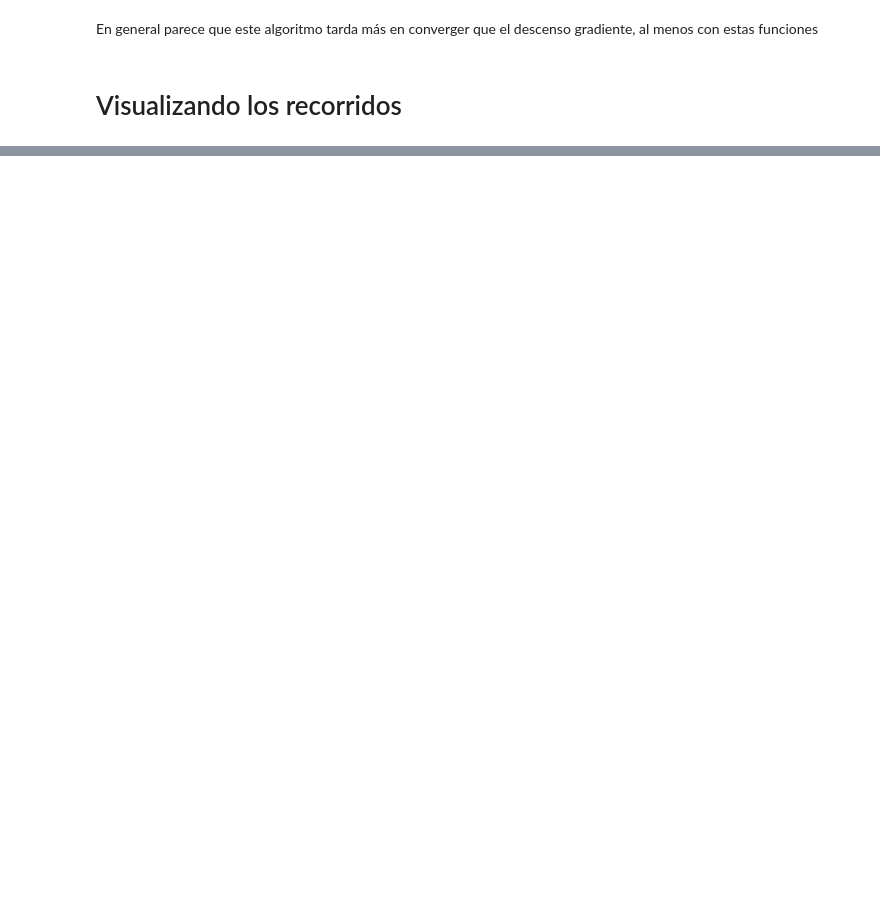
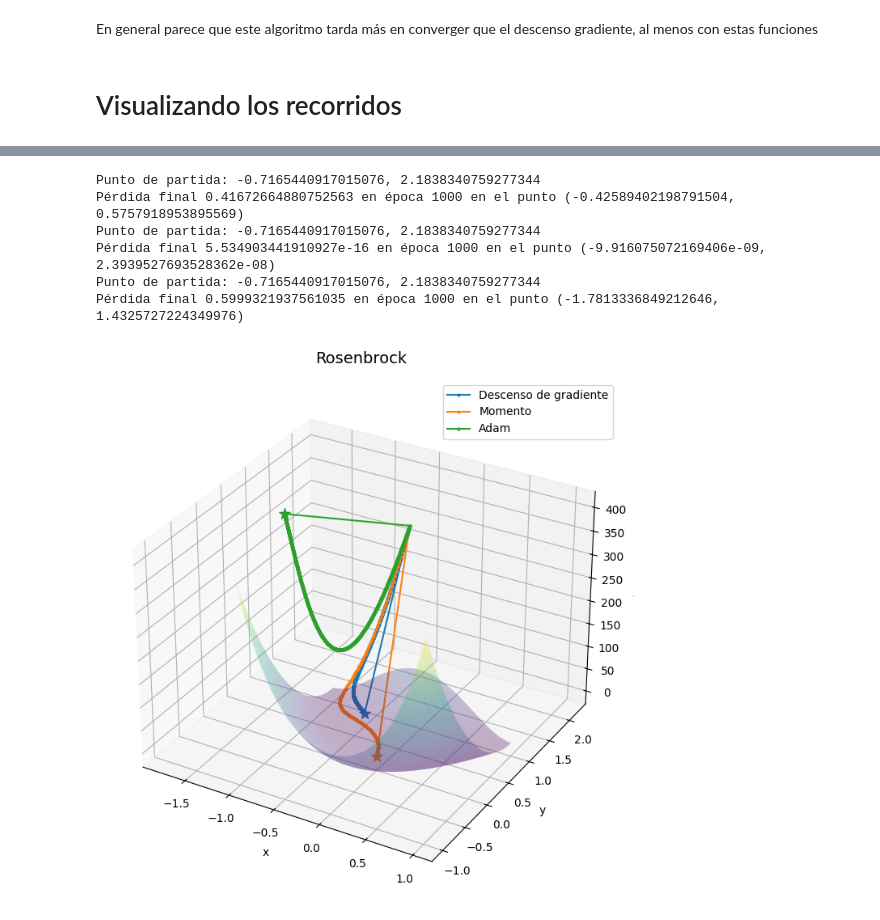
Before and after one commit to Kauboimausu/gd-momentum_gd-adam, a Jupyter notebook: practica03.ipynb, the cells around one changed output, grey strips where cells are left out. Saved outputs shown, nothing was run; the diff lists cells and outputs as text; code cells hidden in the pictures; blank space fills up the shorter version.

```diff
--- a/practica03.ipynb
+++ b/practica03.ipynb
@@ -893,0 +944,20 @@ def plot_trayectorias(funcion, historiales, etiquetas, rango=(-5, 5), puntos=100
+# %%
+_, hist_gd   = gd(torch.tensor(puntos_iniciales, requires_grad=True, dtype=torch.float32), three_hump_camel, lr=1e-3, verbose=False)
+_, hist_gd_momentum   = gd_con_momento(torch.tensor(puntos_iniciales, requires_grad=True, dtype=torch.float32), three_hump_camel, lr=1e-3, verbose=False)
+_, hist_adam = adam(torch.tensor(puntos_iniciales, requires_grad=True, dtype=torch.float32), three_hump_camel, lr=1e-3, verbose=False)
+
+plot_trayectorias(
+    funcion=rosenbrock,
+    nombre_funcion="Rosenbrock",
+    historiales=[hist_gd, hist_gd_momentum, hist_adam],
+    nombres_optimizadores=["Descenso de gradiente", "Momento", "Adam"],
+    rango=(-1, 1)
+)
+# %% [output]
+Punto de partida: -0.7165440917015076, 2.1838340759277344
+Pérdida final 0.41672664880752563 en época 1000 en el punto (-0.42589402198791504, 0.5757918953895569)
+Punto de partida: -0.7165440917015076, 2.1838340759277344
+Pérdida final 5.534903441910927e-16 en época 1000 en el punto (-9.916075072169406e-09, 2.3939527693528362e-08)
+Punto de partida: -0.7165440917015076, 2.1838340759277344
+Pérdida final 0.5999321937561035 en época 1000 en el punto (-1.7813336849212646, 1.4325727224349976)
+[figure, added]
```
Also changed, not shown: parts of 48 cells of this notebook.
